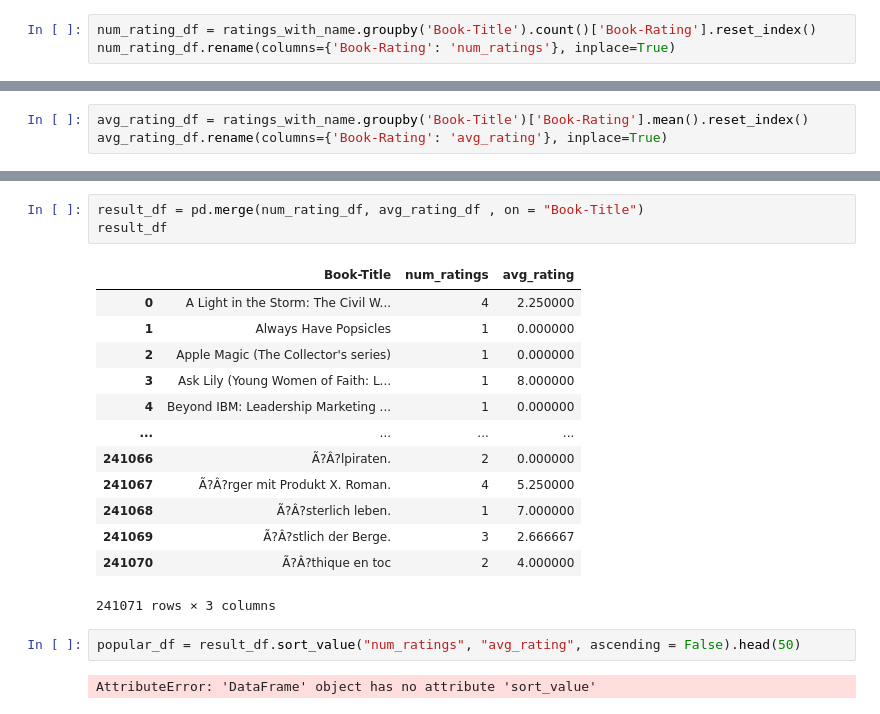
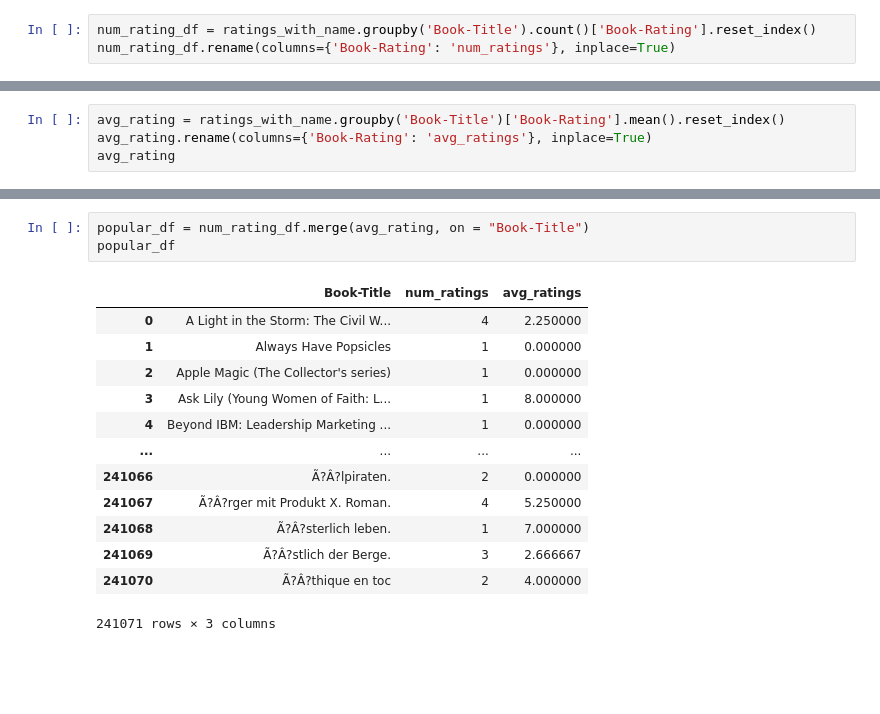
Before and after one commit to Anushlinux/Book-Recommendation-System, a Jupyter notebook: book_recomend.ipynb, the cells around one changed output, grey strips where cells are left out. Saved outputs shown, nothing was run; the diff lists cells and outputs as text; blank space fills up the shorter version.

```diff
--- a/book_recomend.ipynb
+++ b/book_recomend.ipynb
@@ -29,3 +13,4 @@ num_rating_df
 # %%
-avg_rating_df = ratings_with_name.groupby('Book-Title')['Book-Rating'].mean().reset_index()
-avg_rating_df.rename(columns={'Book-Rating': 'avg_rating'}, inplace=True)
+avg_rating = ratings_with_name.groupby('Book-Title')['Book-Rating'].mean().reset_index()
+avg_rating.rename(columns={'Book-Rating': 'avg_ratings'}, inplace=True)
+avg_rating
@@ -48,8 +31,8 @@ avg_rating_df
 # %%
-result_df = pd.merge(num_rating_df, avg_rating_df , on = "Book-Title")
-result_df
+popular_df = num_rating_df.merge(avg_rating, on = "Book-Title")
+popular_df
 # %% [output]
-|  | Book-Title | num_ratings | avg_rating |
+|  | Book-Title | num_ratings | avg_ratings |
 | 0 | A Light in the Storm: The Civil W... | 4 | 2.250000 |
 | 1 | Always Have Popsicles | 1 | 0.000000 |
 | 2 | Apple Magic (The Collector's series) | 1 | 0.000000 |
@@ -62,7 +45,3 @@ result_df
 | 241069 | Ã?Â?stlich der Berge. | 3 | 2.666667 |
 | 241070 | Ã?Â?thique en toc | 2 | 4.000000 |
 241071 rows × 3 columns
-# %%
-popular_df = result_df.sort_value("num_ratings", "avg_rating", ascending = False).head(50)
-# %% [output]
-AttributeError: 'DataFrame' object has no attribute 'sort_value'
```
Also changed, not shown: parts of 6 cells of this notebook.
